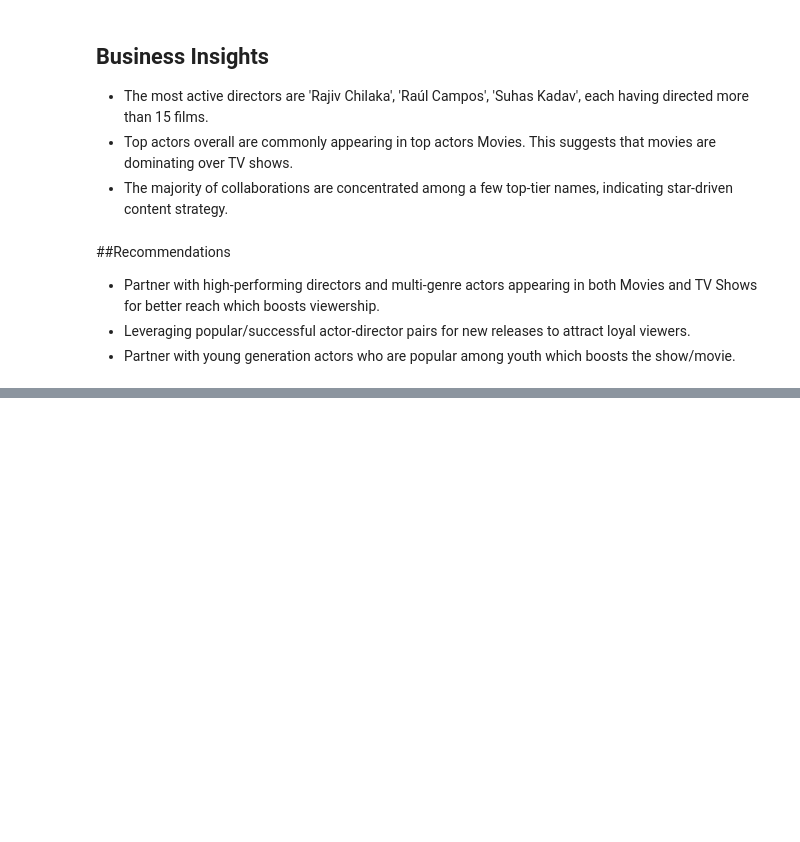
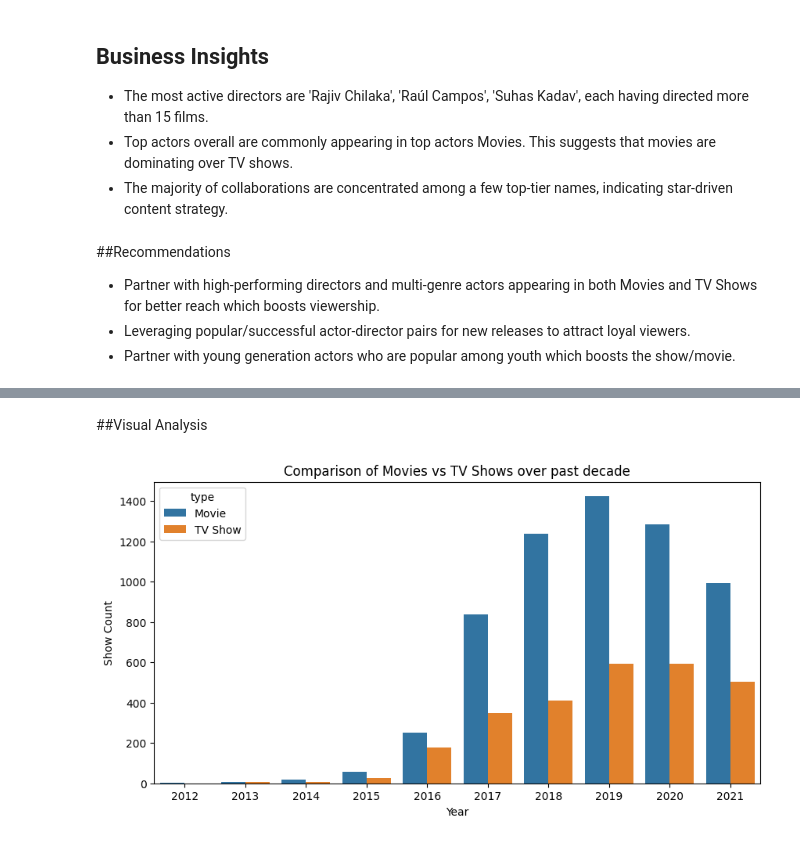
Before and after one commit to AnilJagarapu2704/Projects, a Jupyter notebook: Untitled14.ipynb, the cells around one changed output, grey strips where cells are left out. Saved outputs shown, nothing was run; the diff lists cells and outputs as text; code cells hidden in the pictures; blank space fills up the shorter version.

```diff
--- a/Untitled14.ipynb
+++ b/Untitled14.ipynb
@@ -860,0 +860,19 @@ dtype: int64
+# %%
+# Comparison of movie count vs TV show count over past decade
+
+valid_data = data.drop_duplicates(subset = 'show_id')
+valid_dates = valid_data[valid_data['date_added'] != 'Unknown']
+
+valid_dates['date_added'] = valid_dates['date_added'].astype(str).str.strip()
+valid_dates['date_added'] = pd.to_datetime(valid_dates['date_added'])
+
+valid_dates['day'] = valid_dates['date_added'].dt.day
+valid_dates['month'] = valid_dates['date_added'].dt.month_name()
+valid_dates['year'] = valid_dates['date_added'].dt.year
+
+latest_year = valid_dates['year'].max()
+past_decade = latest_year - 9
+recent_years = valid_dates[valid_dates['year'] >= past_decade]
+recent_years = recent_years.groupby(['year', 'type'], observed = False)['show_id'].count().reset_index()
+recent_years.rename(columns = {'show_id': 'show_count'}, inplace = True)
+recent_years
@@ -860,0 +897,10 @@ dtype: int64
+# %%
+# Growth Rate Analysis
+
+recent_years = valid_dates[valid_dates['year'] >= past_decade]
+growth_analysis = recent_years.groupby(['year', 'type'], observed = False)['show_id'].count().reset_index()
+
+growth_analysis['growth_rate'] = growth_analysis.groupby('type', observed = False)['show_id'].pct_change() * 100
+growth_analysis['growth_rate'] = growth_analysis['growth_rate'].replace([np.inf, -np.inf], np.nan).round(2)
+growth_analysis['growth_rate'] = growth_analysis['growth_rate'].fillna(0)
+growth_analysis
@@ -860,0 +925,11 @@ dtype: int64
+# %% [markdown]
+##Visual Analysis
+# %%
+plt.figure(figsize = (10, 5))
+sns.barplot(data = recent_years, x = 'year', y = 'show_count', hue = 'type')
+plt.title('Comparison of Movies vs TV Shows over past decade')
+plt.xlabel('Year')
+plt.ylabel('Show Count')
+plt.show()
+# %% [output]
+[figure, added]
```
Also changed, not shown: parts of 18 cells of this notebook.
